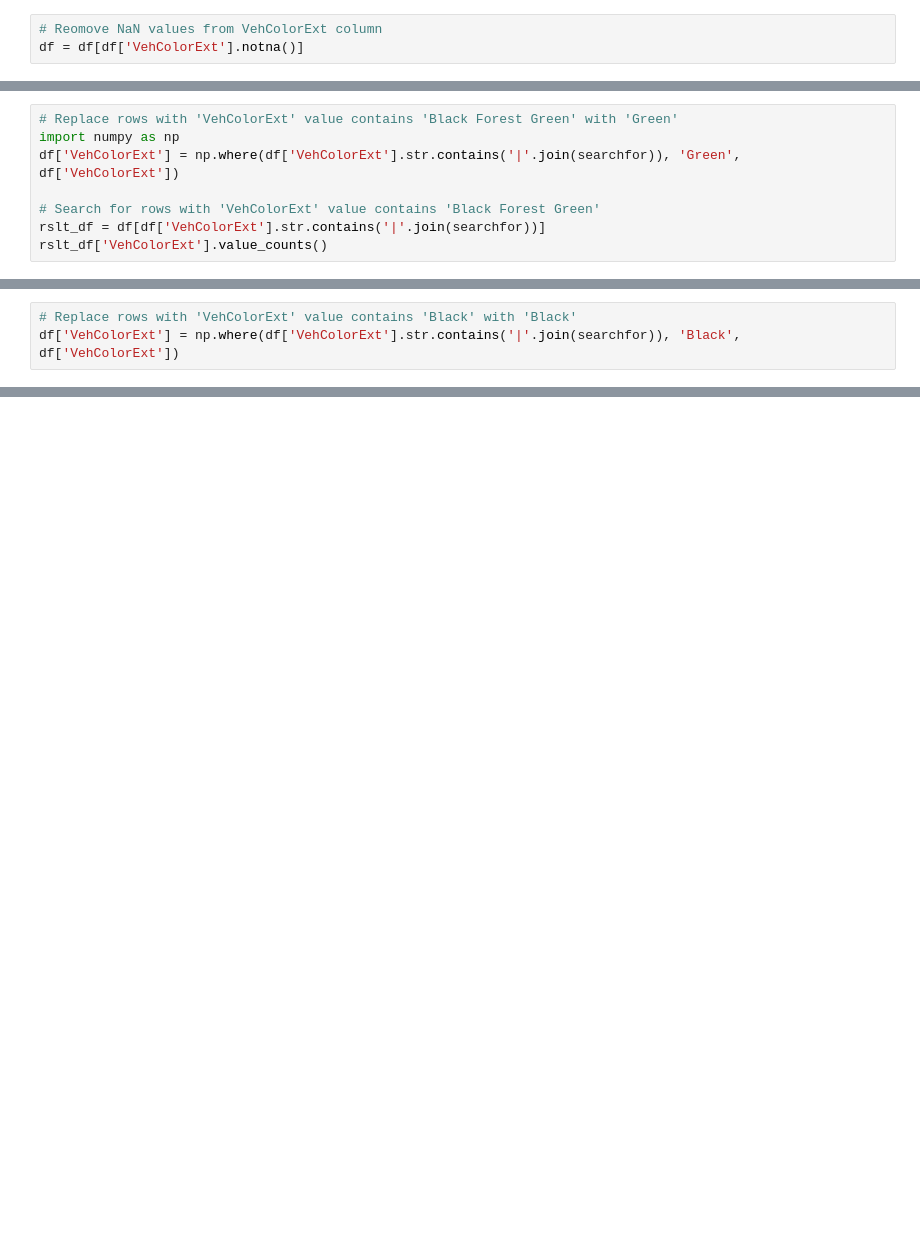
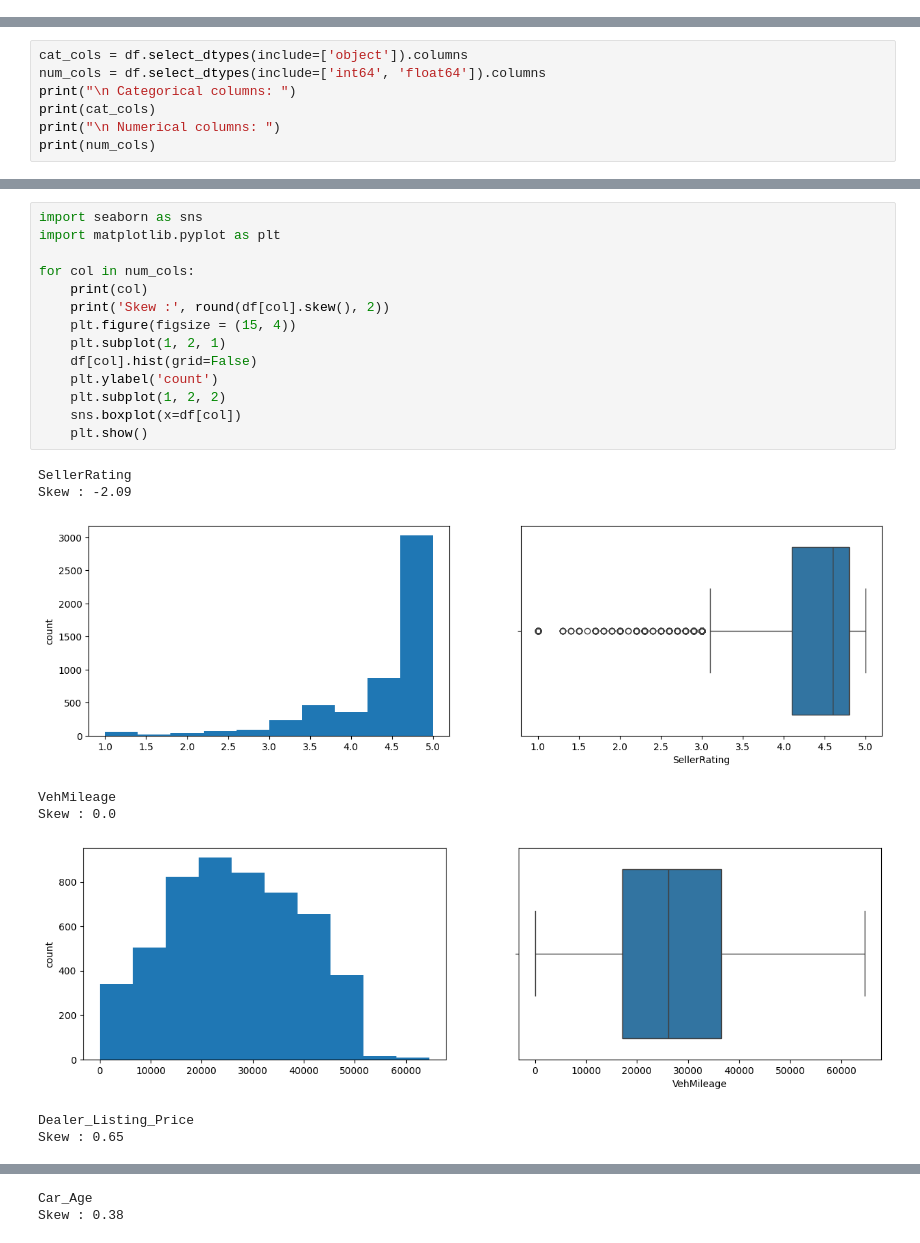
Before and after one commit to kabcouwer/data-science-challenge, a Jupyter notebook: notebooks/exploratory_data_analysis.ipynb, the cells around one changed output, grey strips where cells are left out. Saved outputs shown, nothing was run; the diff lists cells and outputs as text; blank space fills up the shorter version.

```diff
--- a/notebooks/exploratory_data_analysis.ipynb
+++ b/notebooks/exploratory_data_analysis.ipynb
@@ -261,3 +40,0 @@ Name: count, Length: 169, dtype: int64
-# %%
-# Reomove NaN values from VehColorExt column
-df = df[df['VehColorExt'].notna()]
@@ -275,8 +40,0 @@ Name: count, dtype: int64
-# %%
-# Replace rows with 'VehColorExt' value contains 'Black Forest Green' with 'Green'
-import numpy as np
-df['VehColorExt'] = np.where(df['VehColorExt'].str.contains('|'.join(searchfor)), 'Green', df['VehColorExt'])
-
-# Search for rows with 'VehColorExt' value contains 'Black Forest Green'
-rslt_df = df[df['VehColorExt'].str.contains('|'.join(searchfor))]
-rslt_df['VehColorExt'].value_counts()
@@ -308,3 +40,0 @@ Name: count, dtype: int64
-# %%
-# Replace rows with 'VehColorExt' value contains 'Black' with 'Black'
-df['VehColorExt'] = np.where(df['VehColorExt'].str.contains('|'.join(searchfor)), 'Black', df['VehColorExt'])
@@ -340,0 +66,7 @@ Name: count, dtype: int64
+# %%
+cat_cols = df.select_dtypes(include=['object']).columns
+num_cols = df.select_dtypes(include=['int64', 'float64']).columns
+print("\n Categorical columns: ")
+print(cat_cols)
+print("\n Numerical columns: ")
+print(num_cols)
@@ -340,0 +83,23 @@ Name: count, dtype: int64
+# %%
+import seaborn as sns
+import matplotlib.pyplot as plt
+
+for col in num_cols:
+    print(col)
+    print('Skew :', round(df[col].skew(), 2))
+    plt.figure(figsize = (15, 4))
+    plt.subplot(1, 2, 1)
+    df[col].hist(grid=False)
+    plt.ylabel('count')
+    plt.subplot(1, 2, 2)
+    sns.boxplot(x=df[col])
+    plt.show()
+# %% [output]
+SellerRating
+Skew : -2.09
+[figure, added]
+VehMileage
+Skew : 0.0
+[figure, added]
+Dealer_Listing_Price
+Skew : 0.65
@@ -340,0 +107,2 @@ Name: count, dtype: int64
+Car_Age
+Skew : 0.38
```
Also changed, not shown: parts of 41 cells of this notebook, 7 other files.
